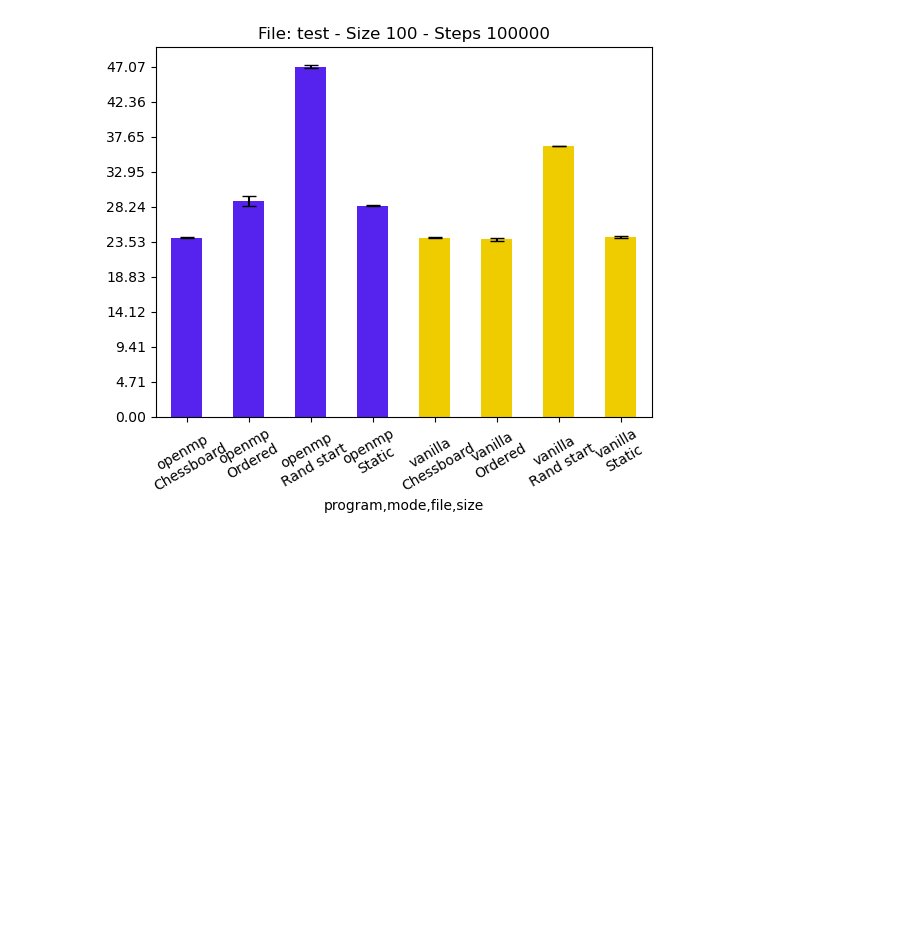
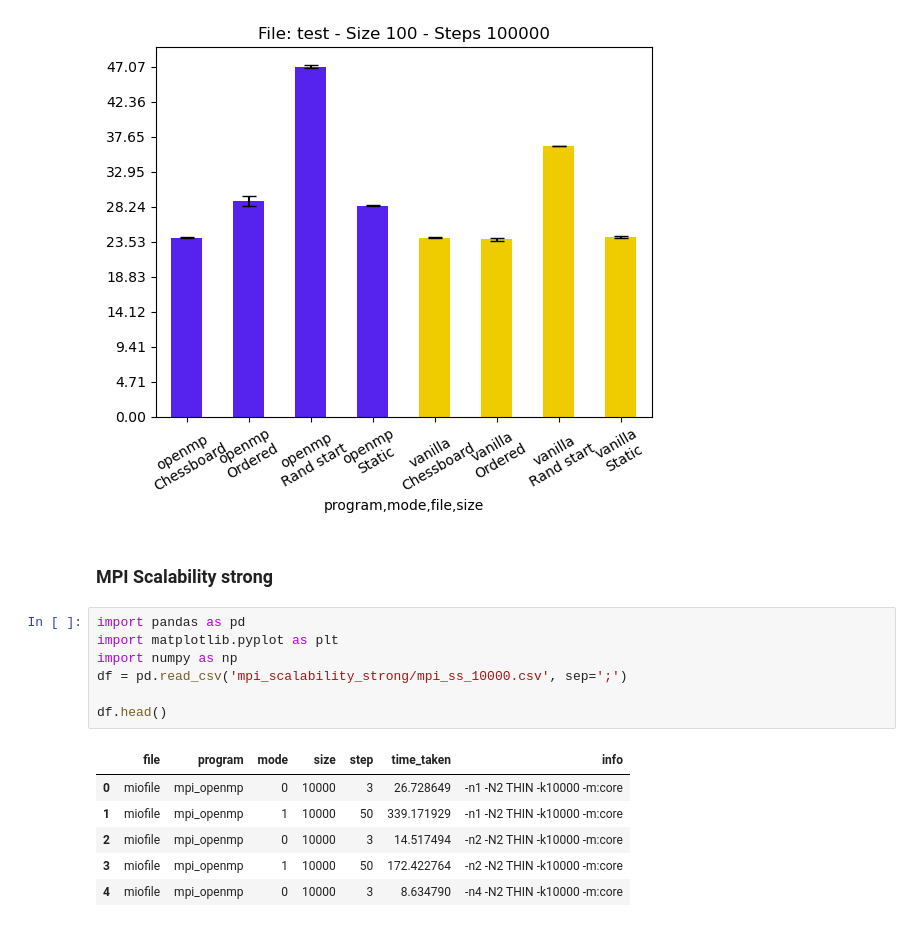
Before and after one commit to crispymcbacon/fhpc-final-assigment-22-23, a Jupyter notebook: exercise1/test.ipynb, the cells around one changed output. Saved outputs shown, nothing was run; the diff lists cells and outputs as text; blank space fills up the shorter version.

```diff
--- a/exercise1/test.ipynb
+++ b/exercise1/test.ipynb
@@ -63,3 +63,19 @@ for file_value in file_values:
 # %% [output]
 [figure]
 [figure]
+# %% [markdown]
+### MPI Scalability strong
+# %%
+import pandas as pd
+import matplotlib.pyplot as plt
+import numpy as np
+df = pd.read_csv('mpi_scalability_strong/mpi_ss_10000.csv', sep=';')
+
+df.head()
+# %% [output]
+|  | file | program | mode | size | step | time_taken | info |
+| 0 | miofile | mpi_openmp | 0 | 10000 | 3 | 26.728649 | -n1 -N2 THIN -k10000 -m:core |
+| 1 | miofile | mpi_openmp | 1 | 10000 | 50 | 339.171929 | -n1 -N2 THIN -k10000 -m:core |
+| 2 | miofile | mpi_openmp | 0 | 10000 | 3 | 14.517494 | -n2 -N2 THIN -k10000 -m:core |
+| 3 | miofile | mpi_openmp | 1 | 10000 | 50 | 172.422764 | -n2 -N2 THIN -k10000 -m:core |
+| 4 | miofile | mpi_openmp | 0 | 10000 | 3 | 8.634790 | -n4 -N2 THIN -k10000 -m:core |
```
Also changed, not shown: parts of 4 cells of this notebook, 16 other files.
